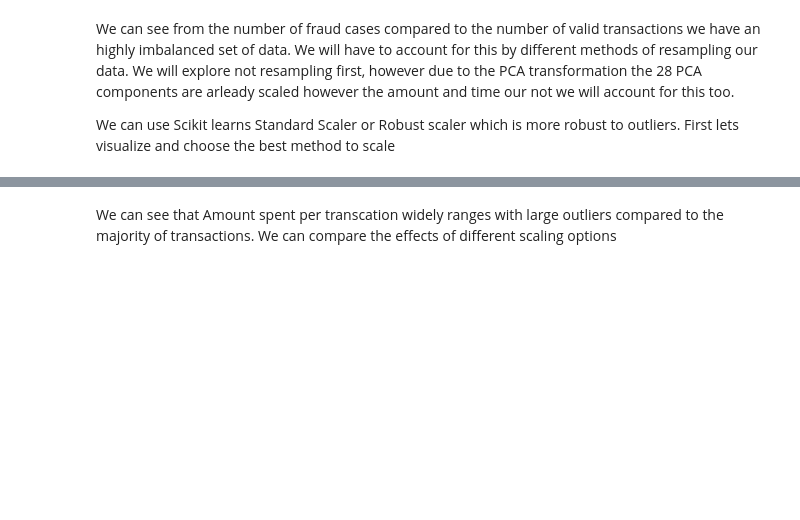
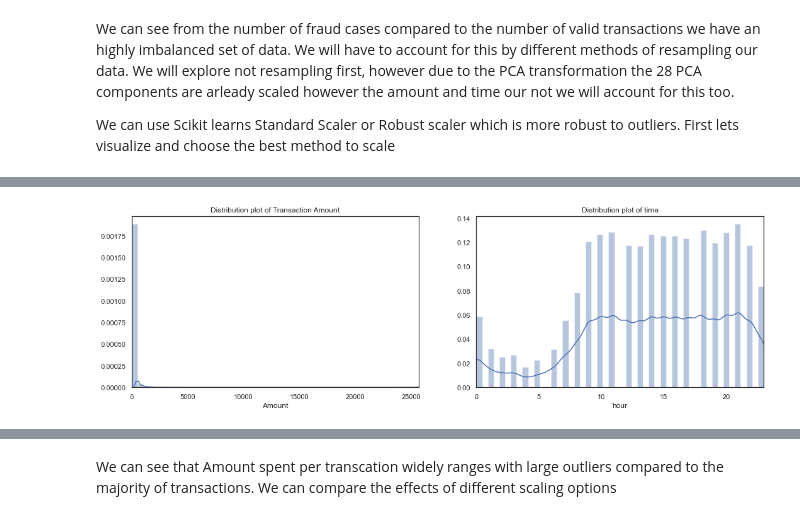
Before and after one commit to enwokoye94/credit_fraud_prediction, a Jupyter notebook: Credit Fraud Analysis (EDA).ipynb, the cells around one changed output, grey strips where cells are left out. Drawn from its saved outputs; the diff is of its cells as text; code cells hidden in the pictures; blank space fills up the shorter version.

```diff
--- a/Credit Fraud Analysis (EDA).ipynb
+++ b/Credit Fraud Analysis (EDA).ipynb
@@ -103,0 +158,4 @@ dist_plots('Amount', 'Time', data, 'Distribution plot of Transaction Amount', 'D
+# %%
+dist_plots('Amount', 'hour', data, 'Distribution plot of Transaction Amount', 'Distribution plot of time' )
+# %% [output]
+[figure, added]
```
Also changed, not shown: parts of 8 cells of this notebook.
